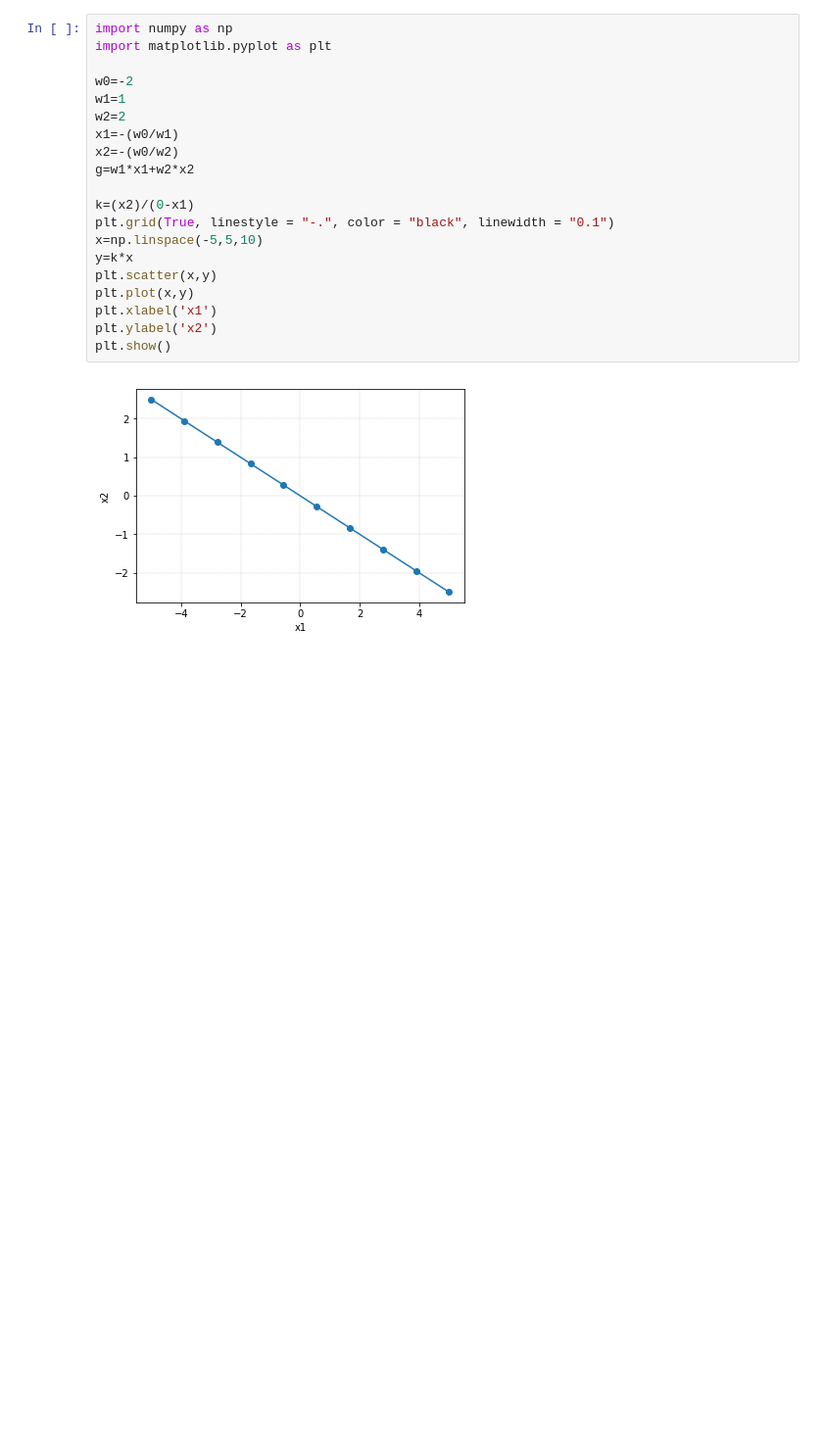
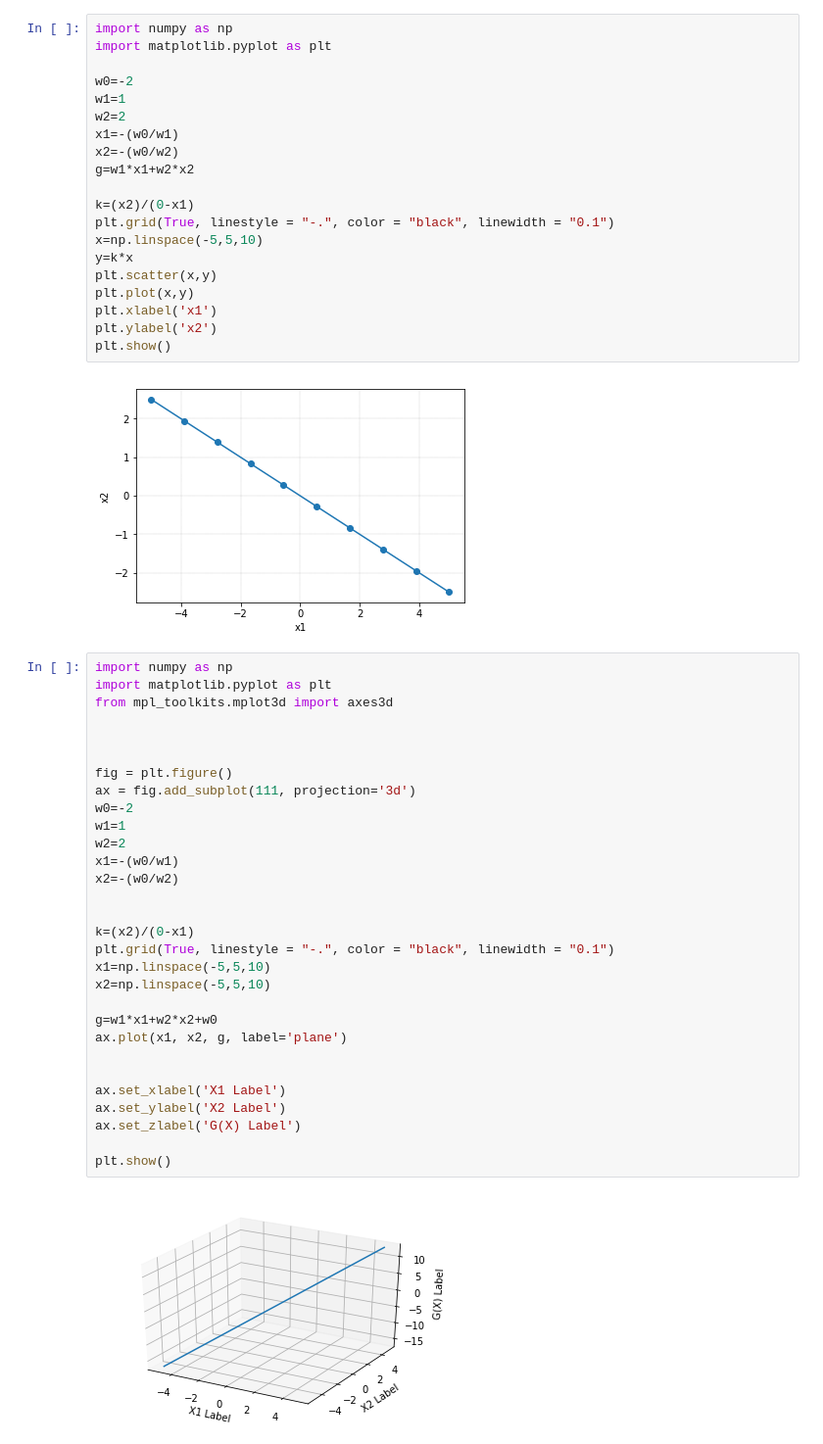
Before and after one commit to MagnetoWang/machine-learning-notes, a Jupyter notebook: 机器学习实战/模式识别课程/线性判别函数/LDA.ipynb, the cells around one changed output. Shown: that part at 98% size. Saved outputs shown, nothing was run; the diff lists cells and outputs as text; blank space fills up the shorter version.

```diff
--- a/机器学习实战/模式识别课程/线性判别函数/LDA.ipynb
+++ b/机器学习实战/模式识别课程/线性判别函数/LDA.ipynb
@@ -380,3 +422,35 @@ plt.ylabel('x2')
 plt.show()
 # %% [output]
 [figure]
+# %%
+import numpy as np
+import matplotlib.pyplot as plt
+from mpl_toolkits.mplot3d import axes3d
+
+
+
+fig = plt.figure()
+ax = fig.add_subplot(111, projection='3d')
+w0=-2
+w1=1
+w2=2
+x1=-(w0/w1)
+x2=-(w0/w2)
+
+
+k=(x2)/(0-x1)
+plt.grid(True, linestyle = "-.", color = "black", linewidth = "0.1")
+x1=np.linspace(-5,5,10)
+x2=np.linspace(-5,5,10)
+
+g=w1*x1+w2*x2+w0
+ax.plot(x1, x2, g, label='plane')
+
+
+ax.set_xlabel('X1 Label')
+ax.set_ylabel('X2 Label')
+ax.set_zlabel('G(X) Label')
+
+plt.show()
+# %% [output]
+[figure, added]
```
Also changed, not shown: parts of 3 cells of this notebook, 3 other files.
